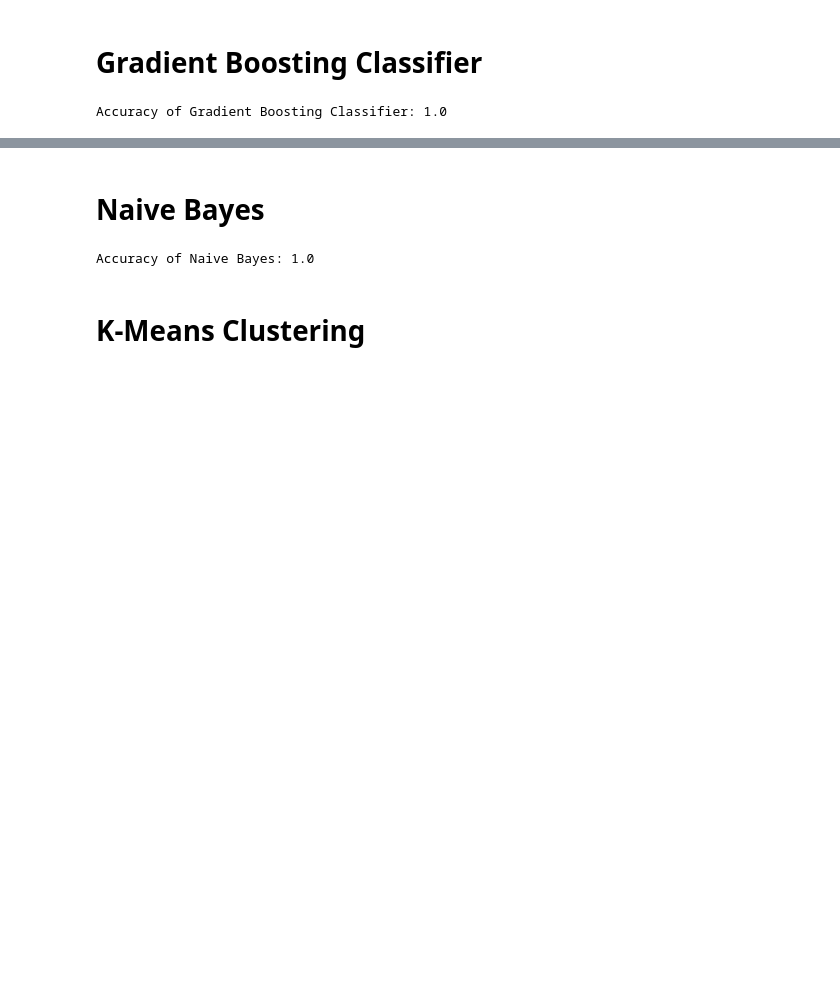
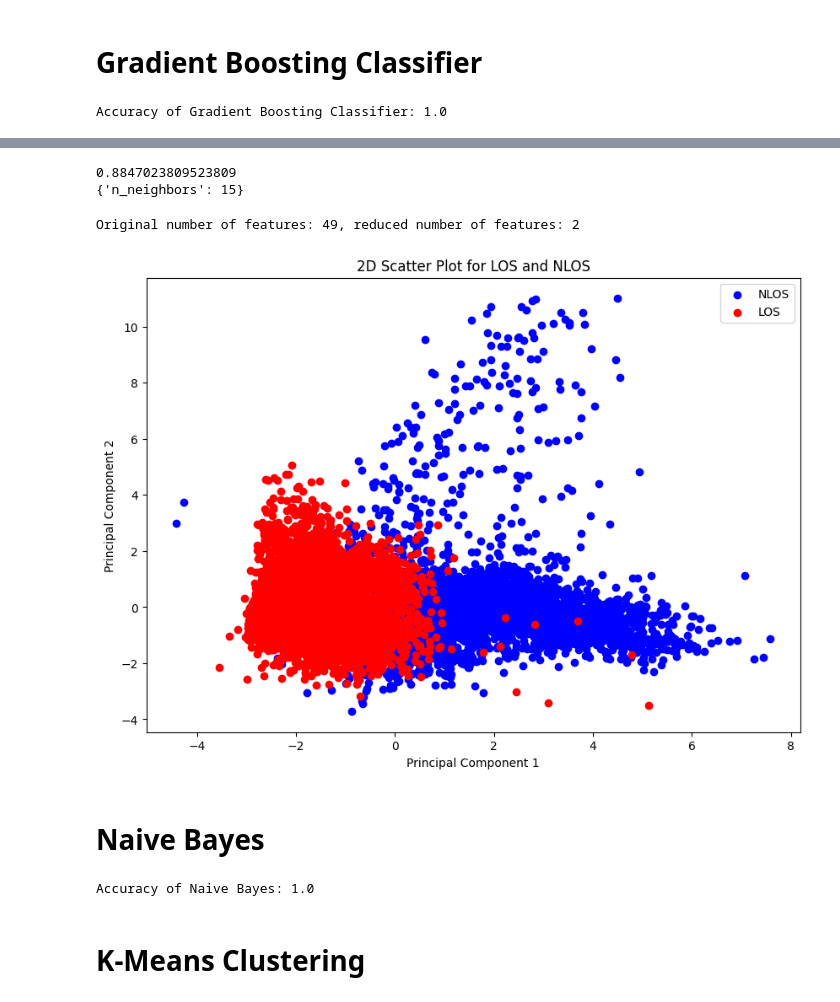
Before and after one commit to Devoalda/CSC3105_Project, a Jupyter notebook: Project.ipynb, the cells around one changed output, grey strips where cells are left out. Saved outputs shown, nothing was run; the diff lists cells and outputs as text; code cells hidden in the pictures; blank space fills up the shorter version.

```diff
--- a/Project.ipynb
+++ b/Project.ipynb
@@ -446,5 +475,5 @@ Accuracy of Gradient Boosting Classifier: 1.0
 from sklearn.neighbors import KNeighborsClassifier
 
 # K-Nearest Neighbors
-knn = KNeighborsClassifier(n_neighbors=3)
+knn = KNeighborsClassifier(n_neighbors=15)
 loaded_model = train_and_save_model(knn, X_train, y_train, 'knn_classifier.pkl')
@@ -457,3 +488,62 @@ Accuracy of K-Nearest Neighbors: 0.8571666666666666
+# %%
+from sklearn.model_selection import GridSearchCV
+
+# Define the parameter values that should be searched
+k_range = list(range(1, 31))
+
+# Create a parameter grid: map the parameter names to the values that should be searched
+param_grid = dict(n_neighbors=k_range)
+
+# Instantiate the grid
+grid = GridSearchCV(knn, param_grid, cv=10, scoring='accuracy')
+
+# Fit the grid with data
+grid.fit(X_train, y_train)
+
+# View the complete results
+grid.cv_results_
+
+# Examine the best model
+print(grid.best_score_)
+print(grid.best_params_)
+# %% [output]
+0.8847023809523809
+{'n_neighbors': 15}
+# %%
+import matplotlib.pyplot as plt
+import numpy as np
+
+# Apply PCA to reduce dimensionality to 2D
+pca = PCA(n_components=2)
+X_test_2d = pca.fit_transform(X_test)
+
+# Print the number of features
+print(f"Original number of features: {X_test.shape[1]}, reduced number of features: {X_test_2d.shape[1]}")
+
+# Create a scatter plot
+plt.figure(figsize=(10, 7))
+
+# Create a color map
+cmap = plt.cm.viridis
+
+# Plot NLOS points
+nlos = plt.scatter(X_test_2d[y_pred_knn == 1, 0], X_test_2d[y_pred_knn == 1, 1], c='blue', label='NLOS')
+
+# Plot LOS points
+los = plt.scatter(X_test_2d[y_pred_knn == 0, 0], X_test_2d[y_pred_knn == 0, 1], c='red', label='LOS')
+
+# Add labels
+plt.xlabel('Principal Component 1')
+plt.ylabel('Principal Component 2')
+plt.title('2D Scatter Plot for LOS and NLOS')
+
+# Add a legend
+plt.legend(handles=[nlos, los])
+
+plt.show()
+# %% [output]
+Original number of features: 49, reduced number of features: 2
+[figure, added]
 # %% [markdown]
 # Naive Bayes
 # %%
```
Also changed, not shown: parts of 21 cells of this notebook.
